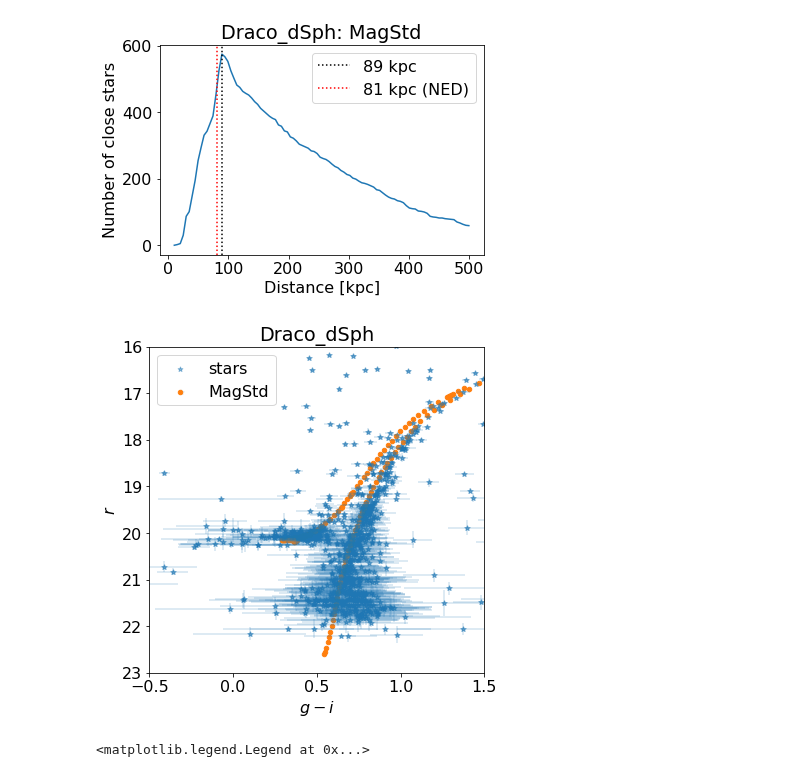
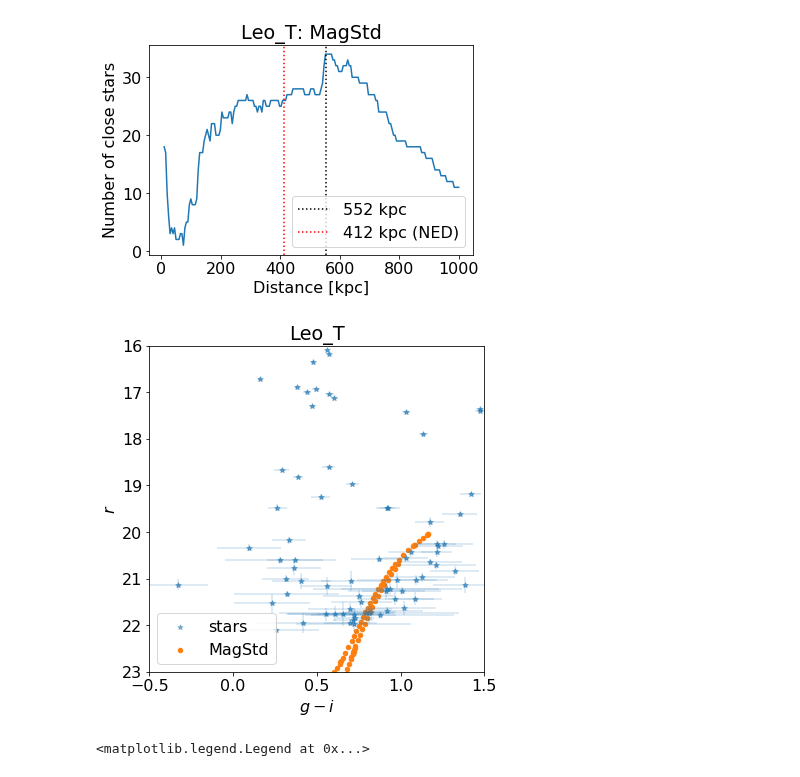
Before and after one commit to ddefelip/galfahi, a Jupyter notebook: Isochrone Fitting.ipynb, the cells around one changed output. Drawn from its saved outputs; the diff is of its cells as text; code cells hidden in the pictures.

Commit message:
new isochrones, and attempt at Leo T fit

```diff
--- a/Isochrone Fitting.ipynb
+++ b/Isochrone Fitting.ipynb
@@ -13,6 +13,7 @@ from astropy.utils import data
 data.conf.remote_timeout = 60 # default is 3 seconds
 # %%
 url_templ = 'http://gsss.stsci.edu/webservices/vo/CatalogSearch.aspx?CAT=PS1V3OBJECTS&RA={ra}&DEC={dec}&SR={rad}'
+ned_template = 'https://ned.ipac.caltech.edu/cgi-bin/nDistance?name={name}'
 
 def get_votable(ra=0,dec=0,radius=5/60,name=''):
     # ra, dec, radius must be in degrees
@@ -24,7 +25,14 @@ def get_votable(ra=0,dec=0,radius=5/60,name=''):
     tab = votable.parse_single_table(url).to_table()
     return tab
 
-def fit_isochrone(table,isochrone,distance=1000*np.linspace(10,500,100),col=('g','i'),mag='r'):
+def get_ned_distance(name=''):
+    tab = []
+    if name != '':
+        ned_url = ned_template.format(name=name)
+        tab = Table.read(ned_url,format='html')
+    return tab
+
+def fit_isochrone(table,isochrone,distance=1000*np.linspace(10,1000,200),col=('g','i'),mag='r'):
     # default distance array is 10 to 500 kpc
     distmod = 5*np.log10(distance/10)
     numclosestars = np.zeros(distance.size)
@@ -73,12 +94,21 @@ gals = ['Bootes_dSph','Bootes_II','Canes_Venatici_dSph',
         'Leo_IV','Leo_V','Leo_T','Segue_1',
         'Ursa_Major_dSph','Ursa_Major_II','Willman_1_dSph']
 
-gals = ['Draco_dSph']
+gals_for_ned = ['Bootes+Dwarf','Bootes+II','Canes+Venatici+dSph',
+                'Coma+Berenices','Draco+Dwarf','Hercules+Dwarf',
+                'Leo+IV','Leo+V','Leo+T','Segue+1',
+                'Ursa+Major+Dwarf','Ursa+Major+II','Willman+1']
 
-for gal in gals:
-    print(gal,'...')
+gals = ['Leo_T']
+gals_for_ned = ['Leo+T']
+
+for i in range(len(gals)):
+    print(gals[i],'...')
     # get votable for desired object
-    tab = get_votable(name=gal)
+    tab = get_votable(name=gals[i])
+
+    ned_tab = get_ned_distance(name=gals_for_ned[i])
+    ned_dist = int(ned_tab['Metric Distance(Mpc)'][0] * 1000) # in kpc
 
     # separate stars from non-stars
     # (see https://confluence.stsci.edu/display/PANSTARRS/How+to+separate+stars+and+galaxies)
@@ -91,7 +121,7 @@ for gal in gals:
                         (star_tab['iMeanPSFMagStd'] != -999)*(star_tab['rMeanPSFMagStd'] != -999)]
 
     # perform isochrone fit (choose one to use)
-    distance, numclosestars = fit_isochrone(star_tab,isoc15)
+    distance, numclosestars = fit_isochrone(star_tab,isoc2y)
 
     # plot fit results
     f = pl.figure()
@@ -99,12 +129,14 @@ for gal in gals:
     pl.xlabel('Distance [kpc]')
     pl.ylabel('Number of close stars')
     bestdist = distance[numclosestars==numclosestars.max()][0]
-    pl.axvline(x=bestdist/1000,linestyle='dotted',color='black',label=str(np.int(bestdist/1000))+' kpc')
-    pl.axvline(x=81,linestyle='dotted',color='red',label='81 kpc (NED)')
-    pl.title(gal+': MagStd')
+    pl.axvline(x=bestdist/1000,linestyle='dotted',color='black',
+               label=str(np.int(bestdist/1000))+' kpc')
+    if ned_tab != []:
+        pl.axvline(x=ned_dist,linestyle='dotted',color='red',label=str(ned_dist)+' kpc (NED)')
+    pl.title(gals[i]+': MagStd')
     pl.legend()
     pl.gcf().subplots_adjust(left=0.15,bottom=0.15)
-    pl.savefig('plots/CMDs/'+gal+'_fitresult.pdf')
+    pl.savefig('plots/CMDs/'+gals[i]+'_fitresult.pdf')
 
     # Plot CMD with best-fit isochrone
     f = pl.figure(figsize=(6,6))
@@ -118,9 +150,9 @@ for gal in gals:
     pl.xlabel(r'$g-i$')
     pl.ylabel(r'$r$')
     pl.gca().invert_yaxis()
-    pl.scatter(isoc15['g']-isoc15['i'],isoc15['r']+5*np.log10(bestdist/10),
+    pl.scatter(isoc2y['g']-isoc2y['i'],isoc2y['r']+5*np.log10(bestdist/10),
                s=20,alpha=1,label='MagStd',marker='o')
     pl.legend()
-    pl.title(gal)
-    pl.savefig('plots/CMDs/'+gal+'_CMD.pdf')
+    pl.title(gals[i])
+    pl.savefig('plots/CMDs/'+gals[i]+'_CMD.pdf')
 # %% [output]
@@ -129,5 +162,5 @@ Downloading http://gsss.stsci.edu/webservices/vo/CatalogSearch.aspx?CAT=PS1V3OBJ
-[figure, old version]
+[figure, new version]
-[figure, old version]
+[figure, new version]
 # %%
 ## Older version of the stuff above, before I put things into functions ##
 
```
Also changed, not shown: parts of 2 cells of this notebook, 6 other files.
